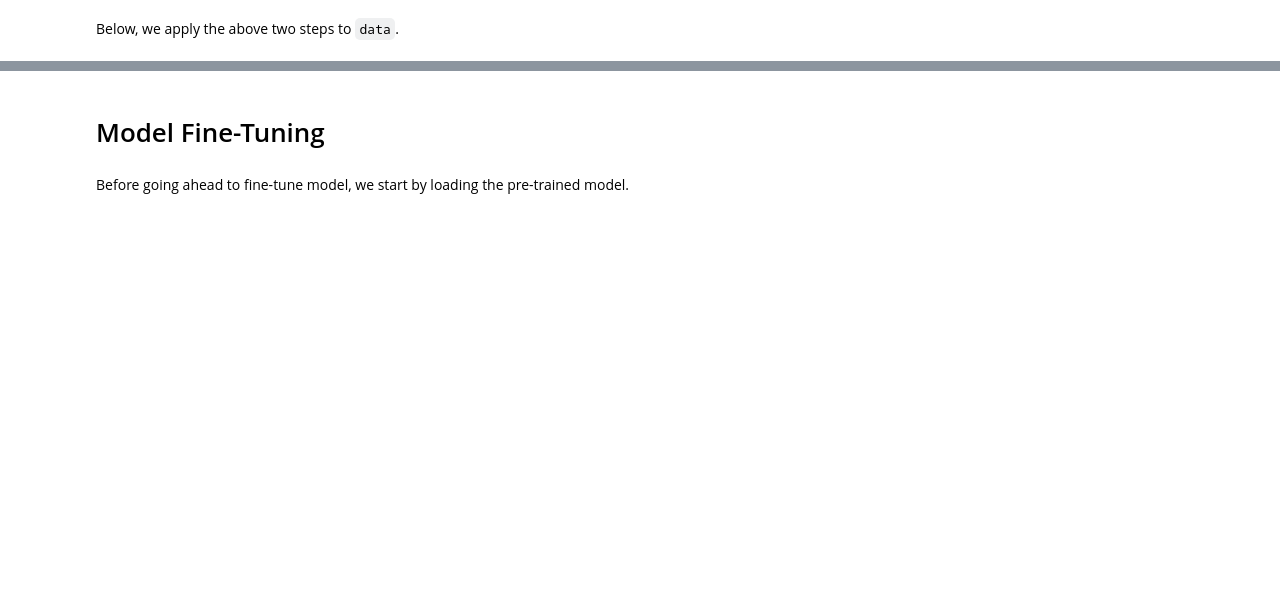
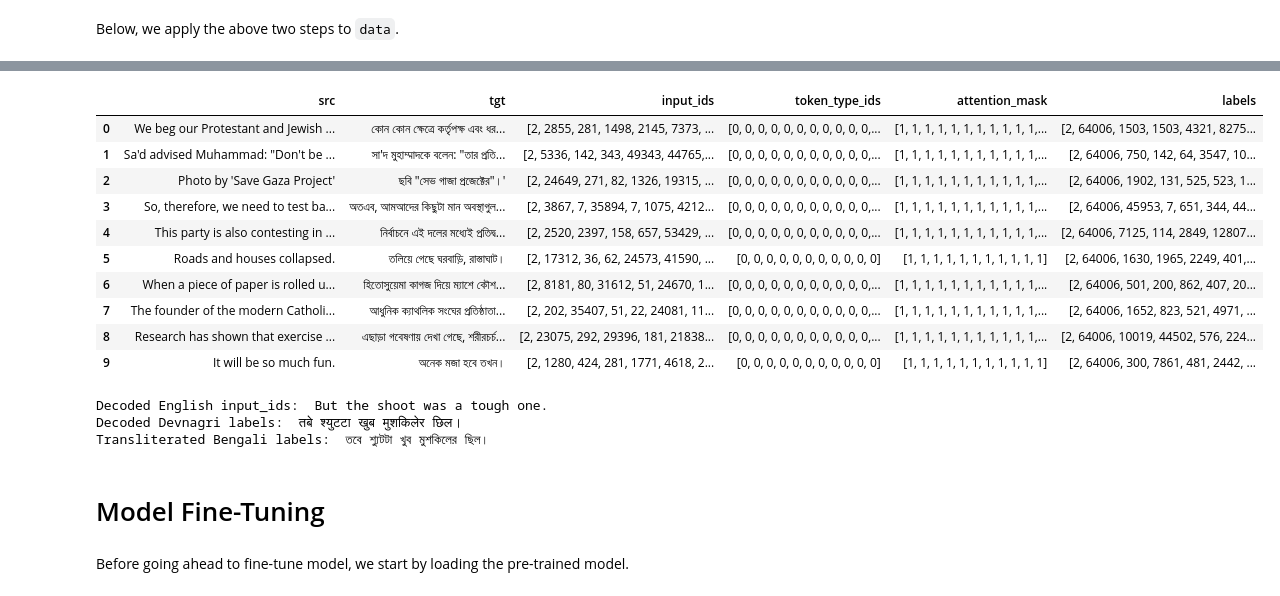
Before and after one commit to RishiDarkDevil/Neural-Machine-Translation-English-Bengali, a Jupyter notebook: Fine_Tune_Neural_Machine_Translation.ipynb, the cells around one changed output, grey strips where cells are left out. Cells and saved outputs as stored; diff of their text form; code cells hidden in the pictures; blank space fills up the shorter version.

```diff
--- a/Fine_Tune_Neural_Machine_Translation.ipynb
+++ b/Fine_Tune_Neural_Machine_Translation.ipynb
@@ -134,0 +178,22 @@ tokenized_data = data.map(preprocess_function, batched=True)
+# %%
+pd.DataFrame(tokenized_data['test'][:10])
+# %% [output]
+|  | src | tgt | input_ids | token_type_ids | attention_mask | labels |
+| 0 | We beg our Protestant and Jewish ... | কোন কোন ক্ষেত্রে কর্তৃপক্ষ এবং ধর... | [2, 2855, 281, 1498, 2145, 7373, ... | [0, 0, 0, 0, 0, 0, 0, 0, 0, 0, 0,... | [1, 1, 1, 1, 1, 1, 1, 1, 1, 1, 1,... | [2, 64006, 1503, 1503, 4321, 8275... |
+| 1 | Sa'd advised Muhammad: "Don't be ... | সা'দ মুহাম্মাদকে বলেন: "তার প্রতি... | [2, 5336, 142, 343, 49343, 44765,... | [0, 0, 0, 0, 0, 0, 0, 0, 0, 0, 0,... | [1, 1, 1, 1, 1, 1, 1, 1, 1, 1, 1,... | [2, 64006, 750, 142, 64, 3547, 10... |
+| 2 | Photo by 'Save Gaza Project' | ছবি "সেভ গাজা প্রজেক্টের"।' | [2, 24649, 271, 82, 1326, 19315, ... | [0, 0, 0, 0, 0, 0, 0, 0, 0, 0, 0,... | [1, 1, 1, 1, 1, 1, 1, 1, 1, 1, 1,... | [2, 64006, 1902, 131, 525, 523, 1... |
+| 3 | So, therefore, we need to test ba... | অতএব, আমআদের কিছুটা মান অবস্থাগুল... | [2, 3867, 7, 35894, 7, 1075, 4212... | [0, 0, 0, 0, 0, 0, 0, 0, 0, 0, 0,... | [1, 1, 1, 1, 1, 1, 1, 1, 1, 1, 1,... | [2, 64006, 45953, 7, 651, 344, 44... |
+| 4 | This party is also contesting in ... | নির্বাচনে এই দলের মধ্যেই প্রতিদ্ব... | [2, 2520, 2397, 158, 657, 53429, ... | [0, 0, 0, 0, 0, 0, 0, 0, 0, 0, 0,... | [1, 1, 1, 1, 1, 1, 1, 1, 1, 1, 1,... | [2, 64006, 7125, 114, 2849, 12807... |
+| 5 | Roads and houses collapsed. | তলিয়ে গেছে ঘরবাড়ি, রাস্তাঘাট। | [2, 17312, 36, 62, 24573, 41590, ... | [0, 0, 0, 0, 0, 0, 0, 0, 0, 0, 0] | [1, 1, 1, 1, 1, 1, 1, 1, 1, 1, 1] | [2, 64006, 1630, 1965, 2249, 401,... |
+| 6 | When a piece of paper is rolled u... | হিতোসুয়েমা কাগজ দিয়ে ম্যাশে কৌশ... | [2, 8181, 80, 31612, 51, 24670, 1... | [0, 0, 0, 0, 0, 0, 0, 0, 0, 0, 0,... | [1, 1, 1, 1, 1, 1, 1, 1, 1, 1, 1,... | [2, 64006, 501, 200, 862, 407, 20... |
+| 7 | The founder of the modern Catholi... | আধুনিক ক্যাথলিক সংঘের প্রতিষ্ঠাতা... | [2, 202, 35407, 51, 22, 24081, 11... | [0, 0, 0, 0, 0, 0, 0, 0, 0, 0, 0,... | [1, 1, 1, 1, 1, 1, 1, 1, 1, 1, 1,... | [2, 64006, 1652, 823, 521, 4971, ... |
+| 8 | Research has shown that exercise ... | এছাড়া গবেষণায় দেখা গেছে, শরীরচর্চ... | [2, 23075, 292, 29396, 181, 21838... | [0, 0, 0, 0, 0, 0, 0, 0, 0, 0, 0,... | [1, 1, 1, 1, 1, 1, 1, 1, 1, 1, 1,... | [2, 64006, 10019, 44502, 576, 224... |
+| 9 | It will be so much fun. | অনেক মজা হবে তখন। | [2, 1280, 424, 281, 1771, 4618, 2... | [0, 0, 0, 0, 0, 0, 0, 0, 0, 0, 0] | [1, 1, 1, 1, 1, 1, 1, 1, 1, 1, 1] | [2, 64006, 300, 7861, 481, 2442, ... |
+# %%
+print("Decoded English input_ids: ", tokenizer.decode(tokenized_data['train']['input_ids'][0], skip_special_tokens=True, clean_up_tokenization_spaces=False))
+print("Decoded Devnagri labels: ", tokenizer.decode(tokenized_data['train']['labels'][0], skip_special_tokens=True, clean_up_tokenization_spaces=False))
+print("Transliterated Bengali labels: ", ben_dev.transliterate(tokenizer.decode(tokenized_data['train']['labels'][0], skip_special_tokens=True, clean_up_tokenization_spaces=False), "hi", "bn"))
+# %% [output]
+Decoded English input_ids:  But the shoot was a tough one.
+Decoded Devnagri labels:  तबे श्युटटा खुब मुशकिलेर छिल।
+Transliterated Bengali labels:  তবে শ্যুটটা খুব মুশকিলের ছিল।
```
Also changed, not shown: parts of 26 cells of this notebook.
